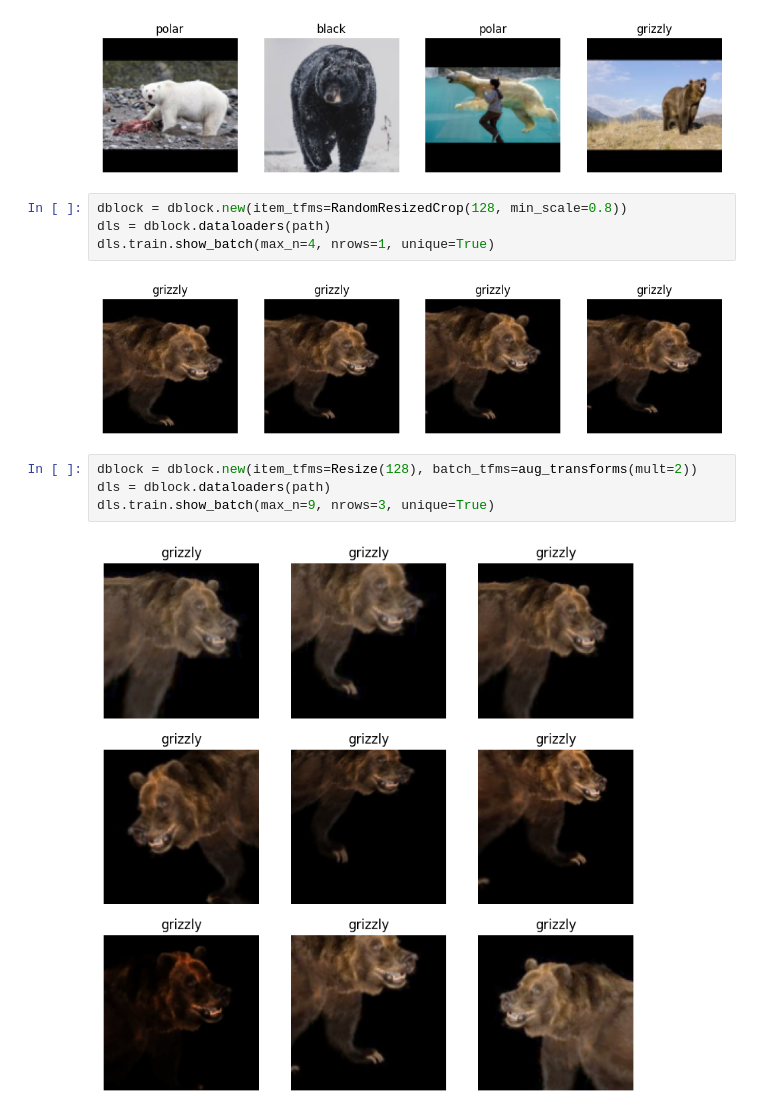
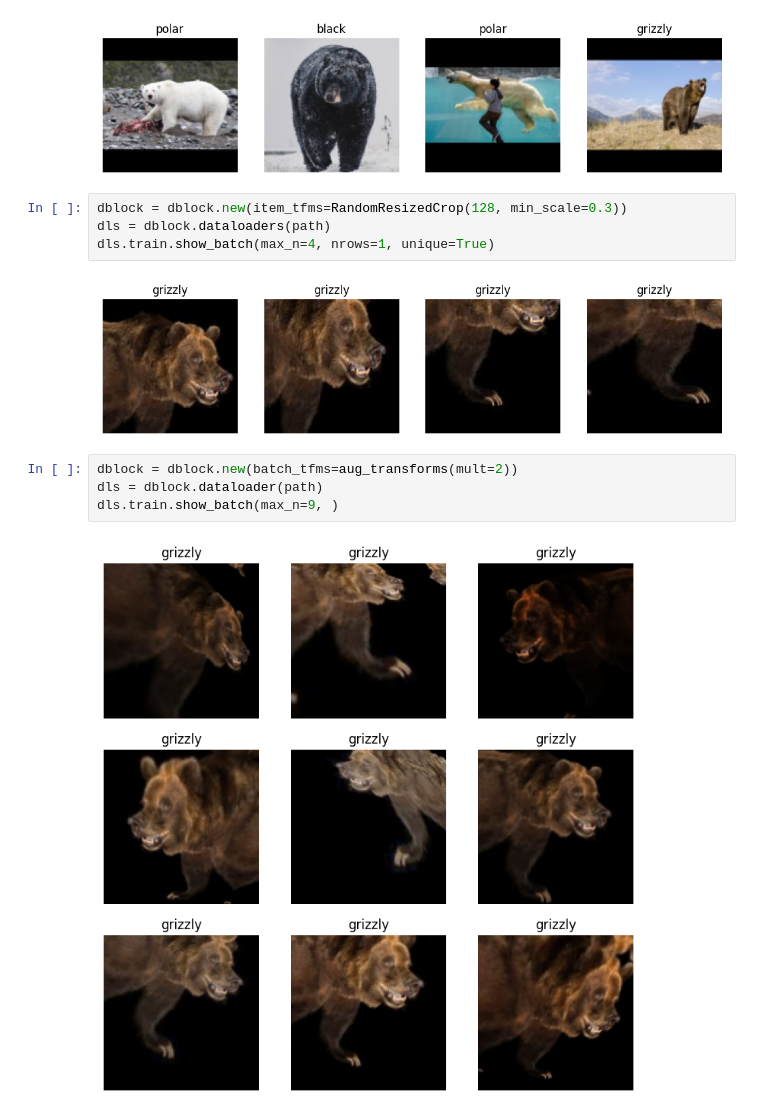
Before and after one commit to KiarashMafi/FastAI-ImageRecognition, a Jupyter notebook: bear_detection.ipynb, the cells around one changed output. Saved outputs shown, nothing was run; the diff lists cells and outputs as text.

```diff
--- a/bear_detection.ipynb
+++ b/bear_detection.ipynb
@@ -30,14 +30,14 @@ dls.valid.show_batch(max_n=4, nrows=1)
 # %% [output]
 [figure]
 # %%
-dblock = dblock.new(item_tfms=RandomResizedCrop(128, min_scale=0.8))
+dblock = dblock.new(item_tfms=RandomResizedCrop(128, min_scale=0.3))
 dls = dblock.dataloaders(path)
 dls.train.show_batch(max_n=4, nrows=1, unique=True)
 # %% [output]
-[figure, old version]
+[figure, new version]
 # %%
-dblock = dblock.new(item_tfms=Resize(128), batch_tfms=aug_transforms(mult=2))
-dls = dblock.dataloaders(path)
-dls.train.show_batch(max_n=9, nrows=3, unique=True)
+dblock = dblock.new(batch_tfms=aug_transforms(mult=2))
+dls = dblock.dataloader(path)
+dls.train.show_batch(max_n=9, )
 # %% [output]
-[figure, old version]
+[figure, new version]
```
Also changed, not shown: parts of 1 cell of this notebook.
